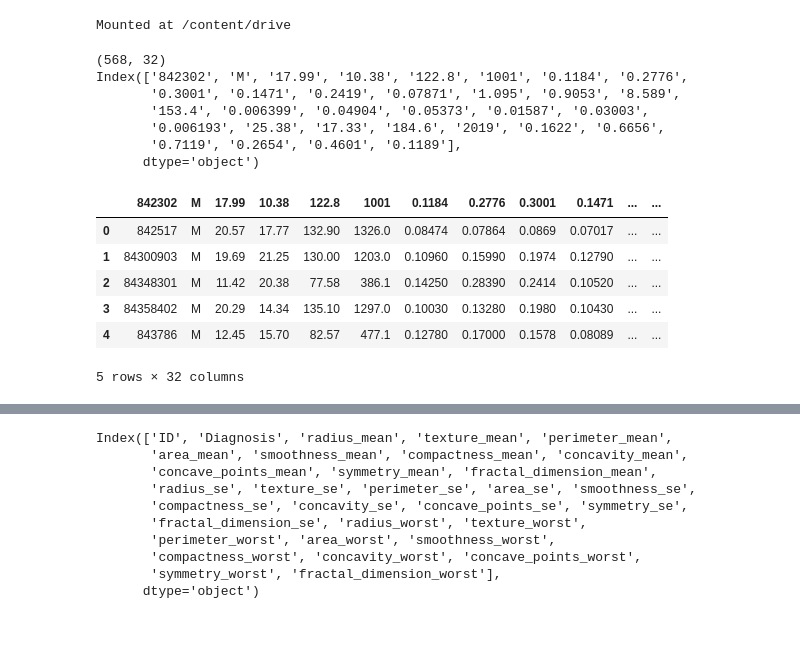
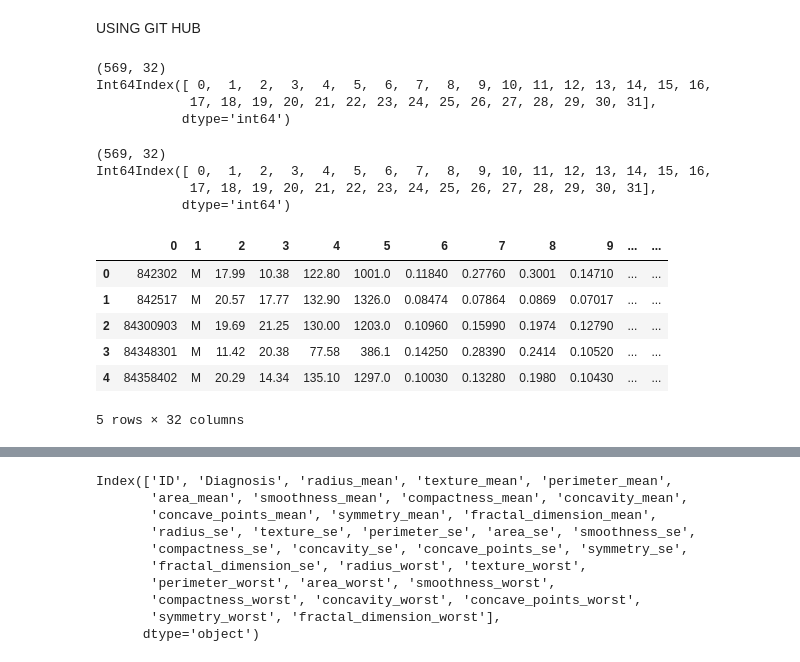
Before and after one commit to mohandaz/HIA-303-Project, a Jupyter notebook: HIA_303.ipynb, the cells around one changed output, grey strips where cells are left out. Drawn from its saved outputs; the diff is of its cells as text; code cells hidden in the pictures; blank space fills up the shorter version.

```diff
--- a/HIA_303.ipynb
+++ b/HIA_303.ipynb
@@ -5,6 +2,0 @@ Using Google Drive
-# %%
-# download google drive
-from google.colab import drive
-drive.mount('/content/drive')
-# %% [output]
-Mounted at /content/drive
@@ -13,0 +3,2 @@ import pandas as pd
+# %% [markdown]
+USING GIT HUB
@@ -14,28 +15,41 @@ import pandas as pd
+# %%
+# URL of the dataset on GitHub
+github_raw_url = 'https://raw.githubusercontent.com/mohandaz/HIA-303-Project/main/wdbc.data'
+
+# Fetch data from the URL
+response = requests.get(github_raw_url)
+
+if response.status_code == 200:
+    # Load breast cancer data from CSV file using Pandas
+    bca = pd.read_csv(StringIO(response.text), header=None)
+
+    # Print shape, columns, and the first few rows of the DataFrame
+    print(bca.shape)
+    print(bca.columns)
+    bca.head()
+else:
+    print(f"Failed to fetch data. Status Code: {response.status_code}")
+# %% [output]
+(569, 32)
+Int64Index([ 0,  1,  2,  3,  4,  5,  6,  7,  8,  9, 10, 11, 12, 13, 14, 15, 16,
+            17, 18, 19, 20, 21, 22, 23, 24, 25, 26, 27, 28, 29, 30, 31],
+           dtype='int64')
 # %%
-
-# Load breast cancer data from CSV file using Pandas
-folder = '/content/drive/My Drive/HIA303/breast_ca/'
-filename_1 = folder + 'wdbc.data'
-bca = pd.read_csv(filename_1)
-
 # Print shape, columns, and the first few rows of the DataFrame
 print(bca.shape)
 print(bca.columns)
 bca.head()
 # %% [output]
-(568, 32)
-Index(['842302', 'M', '17.99', '10.38', '122.8', '1001', '0.1184', '0.2776',
-       '0.3001', '0.1471', '0.2419', '0.07871', '1.095', '0.9053', '8.589',
-       '153.4', '0.006399', '0.04904', '0.05373', '0.01587', '0.03003',
-       '0.006193', '25.38', '17.33', '184.6', '2019', '0.1622', '0.6656',
-       '0.7119', '0.2654', '0.4601', '0.1189'],
-      dtype='object')
+(569, 32)
+Int64Index([ 0,  1,  2,  3,  4,  5,  6,  7,  8,  9, 10, 11, 12, 13, 14, 15, 16,
+            17, 18, 19, 20, 21, 22, 23, 24, 25, 26, 27, 28, 29, 30, 31],
+           dtype='int64')
-|  | 842302 | M | 17.99 | 10.38 | 122.8 | 1001 | 0.1184 | 0.2776 | 0.3001 | 0.1471 | ... | ... |
-| 0 | 842517 | M | 20.57 | 17.77 | 132.90 | 1326.0 | 0.08474 | 0.07864 | 0.0869 | 0.07017 | ... | ... |
-| 1 | 84300903 | M | 19.69 | 21.25 | 130.00 | 1203.0 | 0.10960 | 0.15990 | 0.1974 | 0.12790 | ... | ... |
-| 2 | 84348301 | M | 11.42 | 20.38 | 77.58 | 386.1 | 0.14250 | 0.28390 | 0.2414 | 0.10520 | ... | ... |
-| 3 | 84358402 | M | 20.29 | 14.34 | 135.10 | 1297.0 | 0.10030 | 0.13280 | 0.1980 | 0.10430 | ... | ... |
-| 4 | 843786 | M | 12.45 | 15.70 | 82.57 | 477.1 | 0.12780 | 0.17000 | 0.1578 | 0.08089 | ... | ... |
+|  | 0 | 1 | 2 | 3 | 4 | 5 | 6 | 7 | 8 | 9 | ... | ... |
+| 0 | 842302 | M | 17.99 | 10.38 | 122.80 | 1001.0 | 0.11840 | 0.27760 | 0.3001 | 0.14710 | ... | ... |
+| 1 | 842517 | M | 20.57 | 17.77 | 132.90 | 1326.0 | 0.08474 | 0.07864 | 0.0869 | 0.07017 | ... | ... |
+| 2 | 84300903 | M | 19.69 | 21.25 | 130.00 | 1203.0 | 0.10960 | 0.15990 | 0.1974 | 0.12790 | ... | ... |
+| 3 | 84348301 | M | 11.42 | 20.38 | 77.58 | 386.1 | 0.14250 | 0.28390 | 0.2414 | 0.10520 | ... | ... |
+| 4 | 84358402 | M | 20.29 | 14.34 | 135.10 | 1297.0 | 0.10030 | 0.13280 | 0.1980 | 0.10430 | ... | ... |
 5 rows × 32 columns
 # %%
 
```
Also changed, not shown: parts of 37 cells of this notebook.
